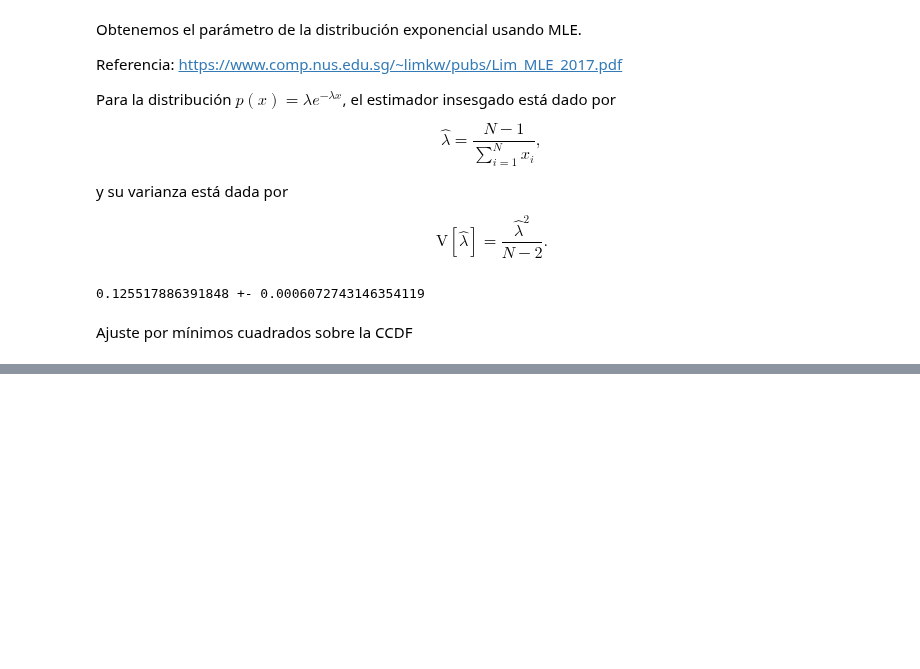
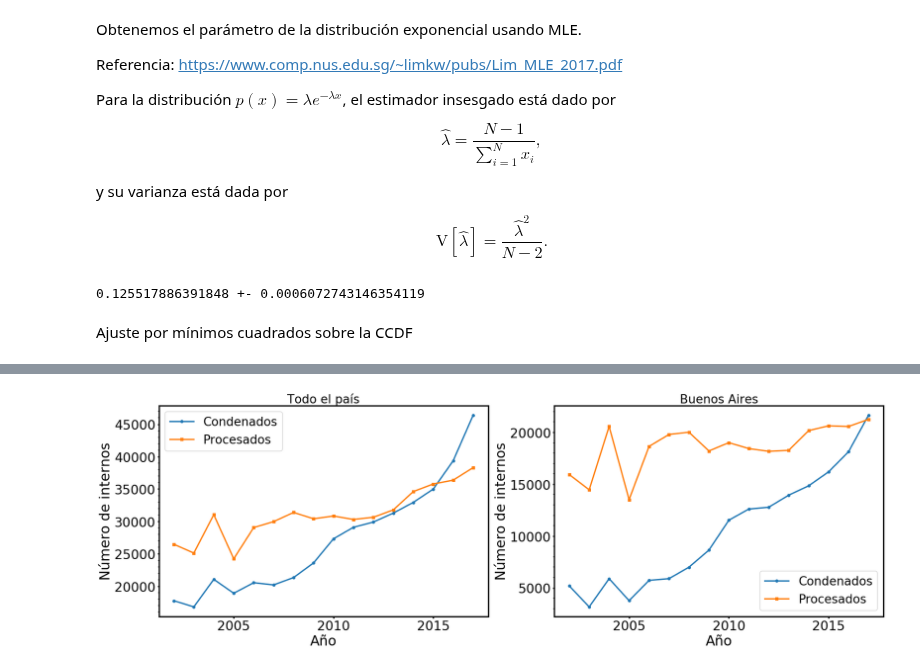
Before and after one commit to nahuelalmeira/poblacionPenal, a Jupyter notebook: VisualizacionYAnalisis/DiploDatos_PoblacionPenitenciariaArgentina_VyA.ipynb, the cells around one changed output, grey strips where cells are left out. Drawn from its saved outputs; the diff is of its cells as text; code cells hidden in the pictures; blank space fills up the shorter version.

Commit message:
Agrego analisis temporal

```diff
--- a/VisualizacionYAnalisis/DiploDatos_PoblacionPenitenciariaArgentina_VyA.ipynb
+++ b/VisualizacionYAnalisis/DiploDatos_PoblacionPenitenciariaArgentina_VyA.ipynb
@@ -495,0 +499,3 @@ plt.show()
+# %%
+temporal_data_file = '../datasets/sneep_2002_2017_diplodatos.zip'
+temp_data = pd.read_csv(temporal_data_file, compression='zip', index_col=0)
@@ -495,0 +524,11 @@ plt.show()
+# %%
+pivot = temp_data.dropna(subset=['situacion_legal_descripcion']).pivot_table(index='anio_censo',
+                                                                             columns='situacion_legal_descripcion',
+                                                                             values='provincia_descripcion', aggfunc='count')
+
+mask = temp_data['provincia_descripcion'] == 'Buenos Aires'
+pivot_ba = temp_data[mask].dropna(subset=['situacion_legal_descripcion']).pivot_table(index='anio_censo',
+                                                                                     columns='situacion_legal_descripcion',
+                                                                                     values='provincia_descripcion', aggfunc='count')
+
+pivot
@@ -495,0 +554,29 @@ plt.show()
+# %%
+condenados = pivot['Condenado']
+procesados = pivot['Procesado']
+condenados_ba = pivot_ba['Condenado']
+procesados_ba = pivot_ba['Procesado']
+# %%
+fig, axes = plt.subplots(figsize=(24, 8), ncols=2)
+ax = axes[0]
+ax.plot(condenados.index, condenados.values, '-o', label='Condenados')
+ax.plot(procesados.index, procesados.values, '-s', label='Procesados')
+ax.set_title('Todo el país', fontsize=26)
+ax.set_xlabel('Año')
+ax.set_ylabel('Número de internos')
+ax.set_xticks([2005, 2010, 2015])
+ax.legend(loc='best')
+
+ax = axes[1]
+ax.plot(condenados_ba.index, condenados_ba.values, '-o', label='Condenados')
+ax.plot(procesados_ba.index, procesados_ba.values, '-s', label='Procesados')
+ax.set_title('Buenos Aires', fontsize=26)
+ax.set_xlabel('Año')
+ax.set_ylabel('Número de internos')
+ax.set_xticks([2005, 2010, 2015])
+ax.legend(loc='best')
+
+plt.tight_layout()
+plt.show()
+# %% [output]
+[figure, added]
```
Also changed, not shown: parts of 12 cells of this notebook.
